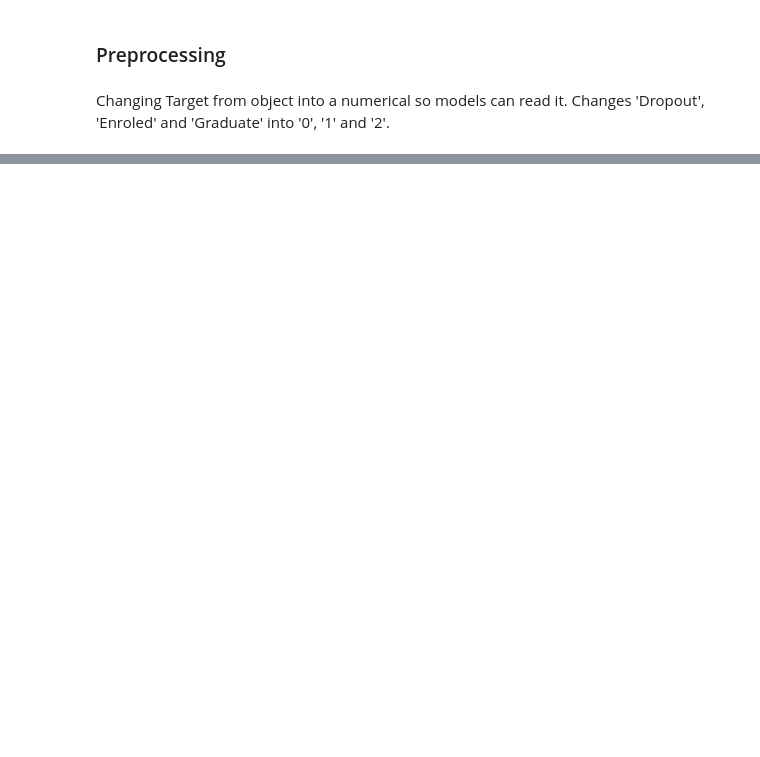
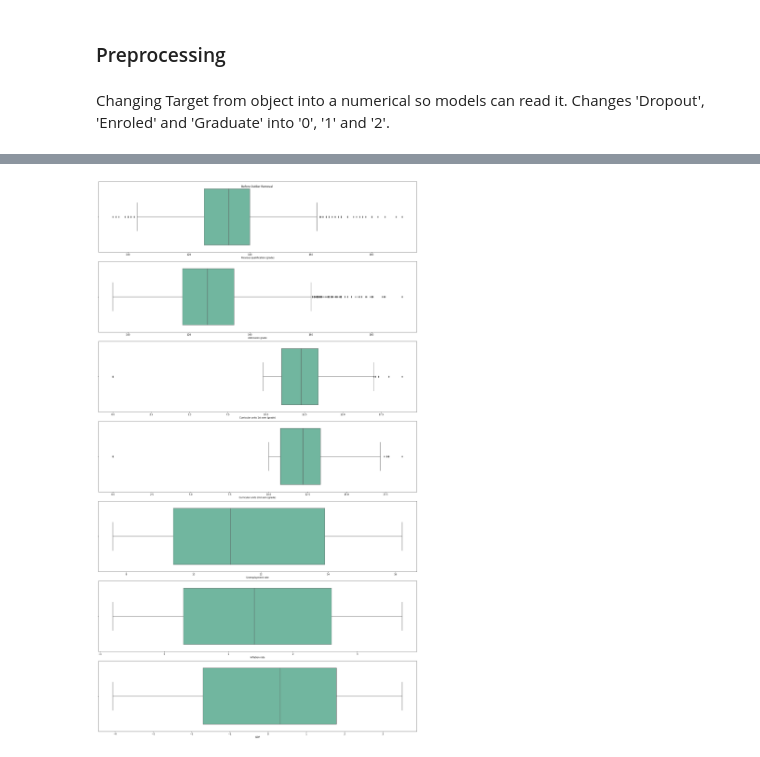
Before and after one commit to Wetsao/IA-Predict-Student-Dropout, a Jupyter notebook: predict_dropout.ipynb, the cells around one changed output, grey strips where cells are left out. Cells and saved outputs as stored; diff of their text form; code cells hidden in the pictures; blank space fills up the shorter version.

Commit message:
outlier handling and feature selection

```diff
--- a/predict_dropout.ipynb
+++ b/predict_dropout.ipynb
@@ -330,0 +347,12 @@ df.head()
+# %%
+# Visualize boxplots before outlier handling
+
+num_cols = len(numerical)
+fig, axs = plt.subplots(num_cols, 1, figsize=(20, 5 * num_cols))
+for i, col in enumerate(numerical):
+    sns.boxplot(df[col], ax=axs[i], palette='BuGn')
+plt.suptitle("Before Outlier Removal")
+plt.tight_layout()
+plt.show()
+# %% [output]
+[figure, added]
```
Also changed, not shown: parts of 31 cells of this notebook.
